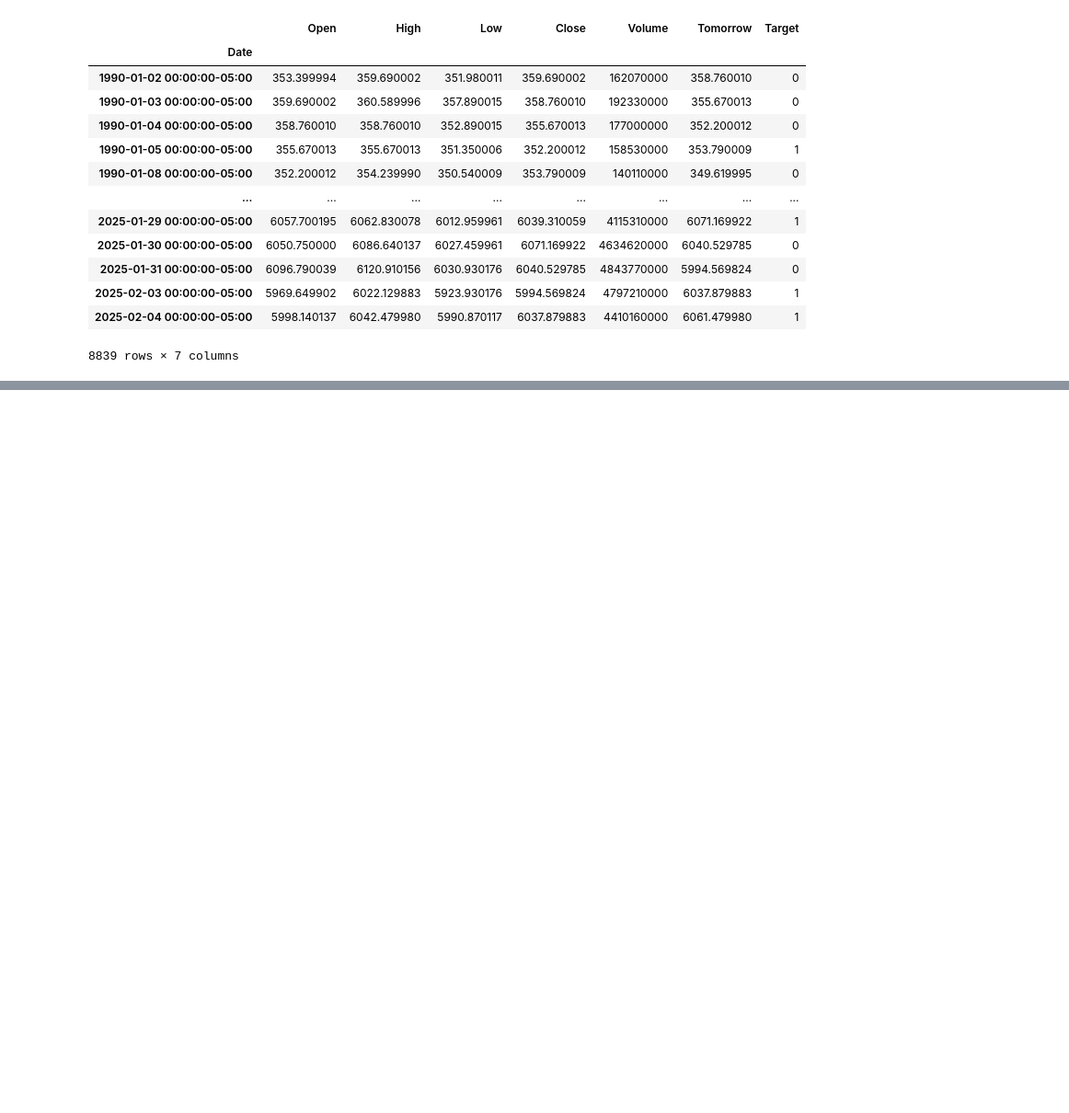
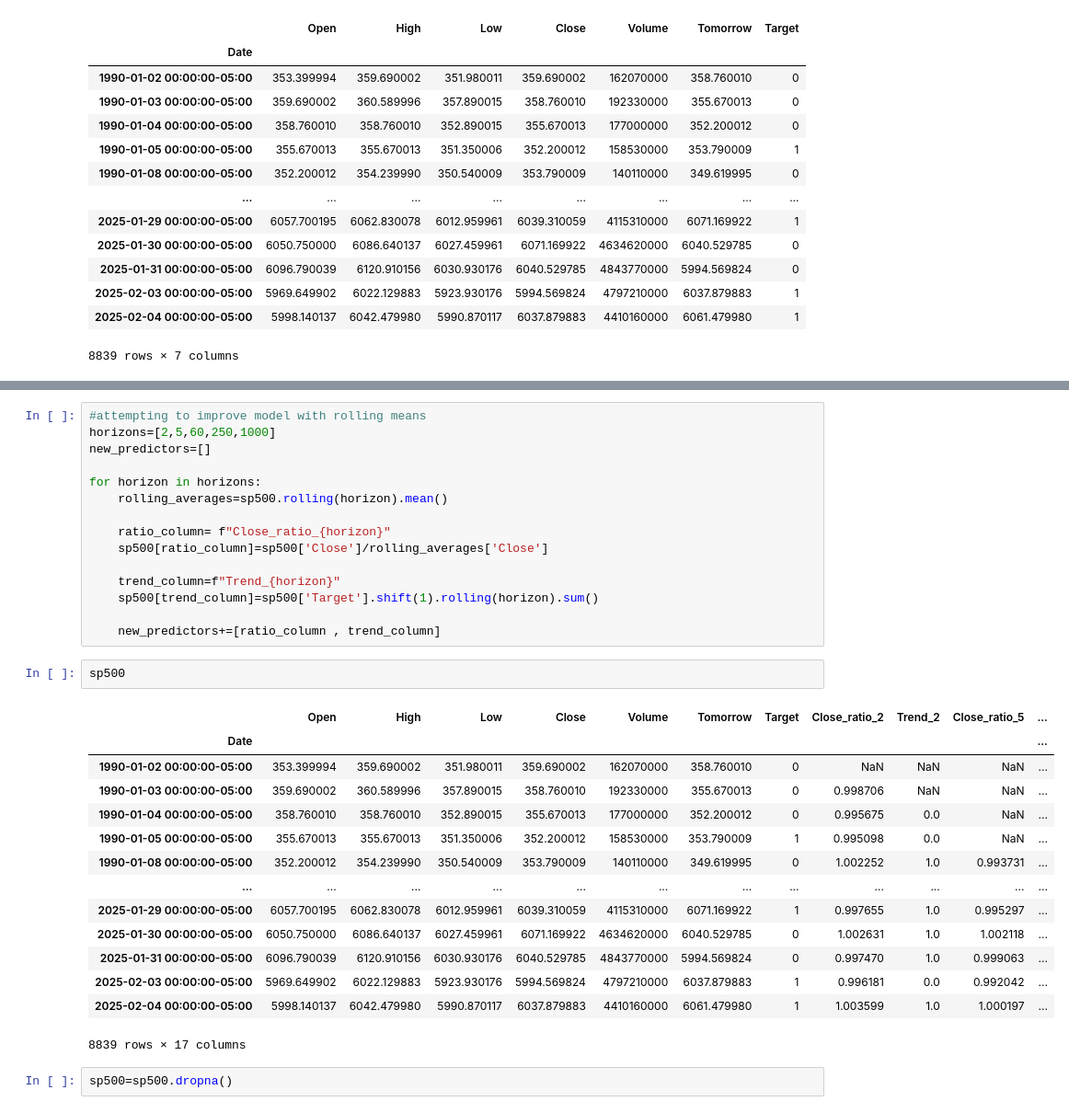
Before and after one commit to AKUMAR2604/sp500_prediction, a Jupyter notebook: predictor.ipynb, the cells around one changed output, grey strips where cells are left out. Shown at 92% size. Saved outputs shown, nothing was run; the diff lists cells and outputs as text; blank space fills up the shorter version.

```diff
--- a/predictor.ipynb
+++ b/predictor.ipynb
@@ -164,0 +204,34 @@ combined.plot()
+# %%
+#attempting to improve model with rolling means
+horizons=[2,5,60,250,1000]
+new_predictors=[]
+
+for horizon in horizons:
+    rolling_averages=sp500.rolling(horizon).mean()
+
+    ratio_column= f"Close_ratio_{horizon}"
+    sp500[ratio_column]=sp500['Close']/rolling_averages['Close']
+
+    trend_column=f"Trend_{horizon}"
+    sp500[trend_column]=sp500['Target'].shift(1).rolling(horizon).sum()
+
+    new_predictors+=[ratio_column , trend_column]
+# %%
+sp500
+# %% [output]
+|  | Open | High | Low | Close | Volume | Tomorrow | Target | Close_ratio_2 | Trend_2 | Close_ratio_5 | ... |
+| Date |  |  |  |  |  |  |  |  |  |  | ... |
+| 1990-01-02 00:00:00-05:00 | 353.399994 | 359.690002 | 351.980011 | 359.690002 | 162070000 | 358.760010 | 0 | NaN | NaN | NaN | ... |
+| 1990-01-03 00:00:00-05:00 | 359.690002 | 360.589996 | 357.890015 | 358.760010 | 192330000 | 355.670013 | 0 | 0.998706 | NaN | NaN | ... |
+| 1990-01-04 00:00:00-05:00 | 358.760010 | 358.760010 | 352.890015 | 355.670013 | 177000000 | 352.200012 | 0 | 0.995675 | 0.0 | NaN | ... |
+| 1990-01-05 00:00:00-05:00 | 355.670013 | 355.670013 | 351.350006 | 352.200012 | 158530000 | 353.790009 | 1 | 0.995098 | 0.0 | NaN | ... |
+| 1990-01-08 00:00:00-05:00 | 352.200012 | 354.239990 | 350.540009 | 353.790009 | 140110000 | 349.619995 | 0 | 1.002252 | 1.0 | 0.993731 | ... |
+| ... | ... | ... | ... | ... | ... | ... | ... | ... | ... | ... | ... |
+| 2025-01-29 00:00:00-05:00 | 6057.700195 | 6062.830078 | 6012.959961 | 6039.310059 | 4115310000 | 6071.169922 | 1 | 0.997655 | 1.0 | 0.995297 | ... |
+| 2025-01-30 00:00:00-05:00 | 6050.750000 | 6086.640137 | 6027.459961 | 6071.169922 | 4634620000 | 6040.529785 | 0 | 1.002631 | 1.0 | 1.002118 | ... |
+| 2025-01-31 00:00:00-05:00 | 6096.790039 | 6120.910156 | 6030.930176 | 6040.529785 | 4843770000 | 5994.569824 | 0 | 0.997470 | 1.0 | 0.999063 | ... |
+| 2025-02-03 00:00:00-05:00 | 5969.649902 | 6022.129883 | 5923.930176 | 5994.569824 | 4797210000 | 6037.879883 | 1 | 0.996181 | 0.0 | 0.992042 | ... |
+| 2025-02-04 00:00:00-05:00 | 5998.140137 | 6042.479980 | 5990.870117 | 6037.879883 | 4410160000 | 6061.479980 | 1 | 1.003599 | 1.0 | 1.000197 | ... |
+8839 rows × 17 columns
+# %%
+sp500=sp500.dropna()
```
Also changed, not shown: parts of 12 cells of this notebook.
